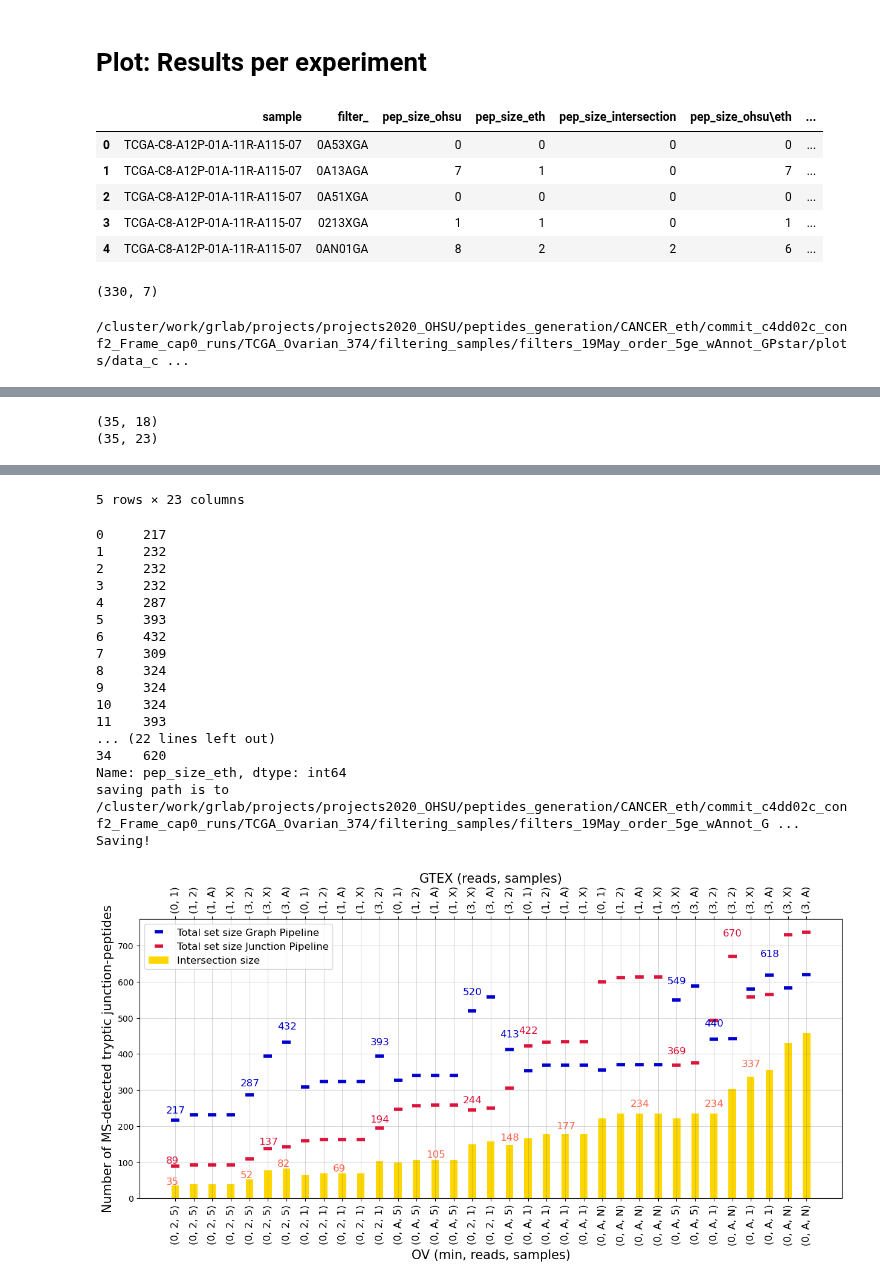
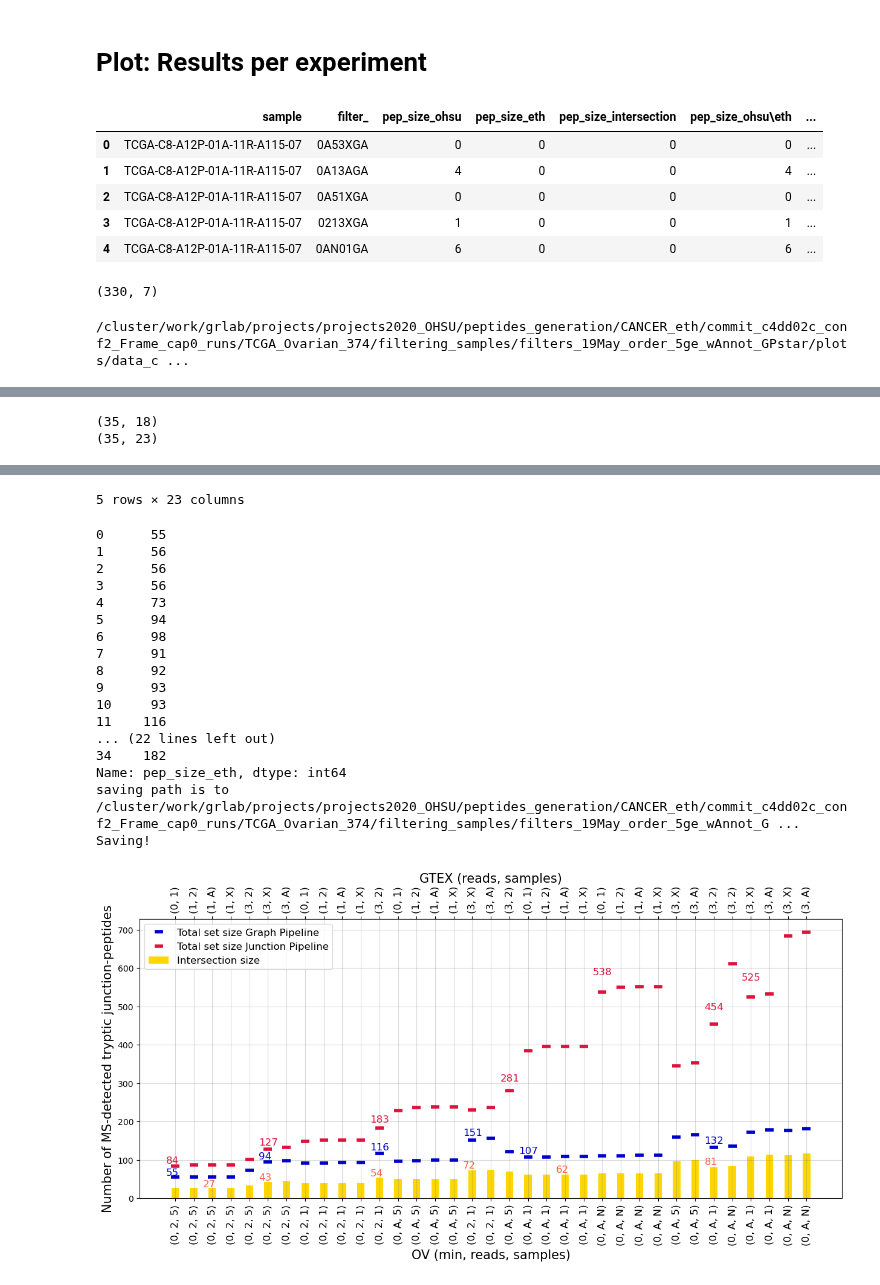
Before and after one commit to ratschlab/projects2020_ohsu, a Jupyter notebook: eth/plotting/OHSU_collab_Rerun_allRF_proteomics/20240116_barplot_Experiment_intersection.ipynb, the cells around one changed output, grey strips where cells are left out. Saved outputs shown, nothing was run; the diff lists cells and outputs as text; code cells hidden in the pictures.

```diff
--- a/eth/plotting/OHSU_collab_Rerun_allRF_proteomics/20240116_barplot_Experiment_intersection.ipynb
+++ b/eth/plotting/OHSU_collab_Rerun_allRF_proteomics/20240116_barplot_Experiment_intersection.ipynb
@@ -21,7 +21,7 @@ pipelines = ['OHSU', 'ETH']
 
 FDR_limit = 0.05
 MS_FDR = '_crux' #choices: '_crema' '_crux' or ''
-MS_strategy = 'joint' #Choices: 'pool' 'joint', 'single'
+MS_strategy = 'pool' #Choices: 'pool' 'joint', 'single'
 
 #pool: pool all experiments per pipeline
 #joint: pool all experiments for both pipeline
@@ -193,10 +193,10 @@ else:
 # %% [output]
 |  | sample | filter_ | pep_size_ohsu | pep_size_eth | pep_size_intersection | pep_size_ohsu\eth | ... |
 | 0 | TCGA-C8-A12P-01A-11R-A115-07 | 0A53XGA | 0 | 0 | 0 | 0 | ... |
-| 1 | TCGA-C8-A12P-01A-11R-A115-07 | 0A13AGA | 7 | 1 | 0 | 7 | ... |
+| 1 | TCGA-C8-A12P-01A-11R-A115-07 | 0A13AGA | 4 | 0 | 0 | 4 | ... |
 | 2 | TCGA-C8-A12P-01A-11R-A115-07 | 0A51XGA | 0 | 0 | 0 | 0 | ... |
-| 3 | TCGA-C8-A12P-01A-11R-A115-07 | 0213XGA | 1 | 1 | 0 | 1 | ... |
-| 4 | TCGA-C8-A12P-01A-11R-A115-07 | 0AN01GA | 8 | 2 | 2 | 6 | ... |
+| 3 | TCGA-C8-A12P-01A-11R-A115-07 | 0213XGA | 1 | 0 | 0 | 1 | ... |
+| 4 | TCGA-C8-A12P-01A-11R-A115-07 | 0AN01GA | 6 | 0 | 0 | 6 | ... |
 (330, 7)
 # %%
 def run_sample_plotting(sample_plot_dir, sample, df, MS_FDR, MS_strategy, save):
@@ -233,49 +233,48 @@ def run_sample_plotting(sample_plot_dir, sample, df, MS_FDR, MS_strategy, save):
     return df_plot
 # %%
 # TMP CODE single sample
-save = True
 path_data = os.path.join(sample_plot_dir[sample], f'data{MS_FDR}_{MS_strategy}.tsv.gz')
 print(path_data)
 if df is not None:
     df.to_csv(path_data, sep = '\t', index = None)
 else:
     df = pd.read_csv(path_data, sep = '\t')
 df_plot = run_sample_plotting(sample_plot_dir, sample, df, MS_FDR, MS_strategy, save)
 # %% [output]
 /cluster/work/grlab/projects/projects2020_OHSU/peptides_generation/CANCER_eth/commit_c4dd02c_conf2_Frame_cap0_runs/TCGA_Ovarian_374/filtering_samples/filters_19May_order_5ge_wAnnot_GPstar/plots/data_c ...
 |  | Unnamed: 0 | sample | filter_ | size_ohsu | size_eth | size_intersection | size_ohsu\eth | size_eth\ohsu | ... |
 | 0 | 7 | TCGA-25-1319-01A-01R-1565-13 | 02501GA | 23972 | 20052 | 8874 | 15098 | 11178 | ... |
 | 1 | 30 | TCGA-25-1319-01A-01R-1565-13 | 02512GA | 24766 | 20638 | 9166 | 15600 | 11472 | ... |
 | 2 | 14 | TCGA-25-1319-01A-01R-1565-13 | 0251AGA | 24913 | 20683 | 9193 | 15720 | 11490 | ... |
 | 3 | 8 | TCGA-25-1319-01A-01R-1565-13 | 0251XGA | 24913 | 20683 | 9193 | 15720 | 11490 | ... |
 | 4 | 15 | TCGA-25-1319-01A-01R-1565-13 | 02532GA | 29573 | 24940 | 11086 | 18487 | 13854 | ... |
 (35, 18)
 (35, 23)
 |  | Unnamed: 0 | sample | filter_ | size_ohsu | size_eth | size_intersection | size_ohsu\eth | size_eth\ohsu | ... |
 | 0 | 7 | TCGA-25-1319-01A-01R-1565-13 | 02501GA | 23972 | 20052 | 8874 | 15098 | 11178 | ... |
 | 1 | 30 | TCGA-25-1319-01A-01R-1565-13 | 02512GA | 24766 | 20638 | 9166 | 15600 | 11472 | ... |
 | 2 | 14 | TCGA-25-1319-01A-01R-1565-13 | 0251AGA | 24913 | 20683 | 9193 | 15720 | 11490 | ... |
 | 3 | 8 | TCGA-25-1319-01A-01R-1565-13 | 0251XGA | 24913 | 20683 | 9193 | 15720 | 11490 | ... |
 | 4 | 15 | TCGA-25-1319-01A-01R-1565-13 | 02532GA | 29573 | 24940 | 11086 | 18487 | 13854 | ... |
 5 rows × 23 columns
-0     217
-1     232
-2     232
-3     232
-4     287
-5     393
-6     432
-7     309
-8     324
-9     324
-10    324
-11    393
+0      55
+1      56
+2      56
+3      56
+4      73
+5      94
+6      98
+7      91
+8      92
+9      93
+10     93
+11    116
 ... (22 lines left out)
-34    620
+34    182
 Name: pep_size_eth, dtype: int64
 saving path is to /cluster/work/grlab/projects/projects2020_OHSU/peptides_generation/CANCER_eth/commit_c4dd02c_conf2_Frame_cap0_runs/TCGA_Ovarian_374/filtering_samples/filters_19May_order_5ge_wAnnot_G ...
 Saving!
-[figure, old version]
+[figure, new version]
 # %%
 # for sample in all_samples:
 #     path_data = os.path.join(sample_plot_dir[sample], f'data{MS_FDR}_{MS_strategy}.tsv.gz')
```
Also changed, not shown: parts of 2 cells of this notebook, 13 other files.
